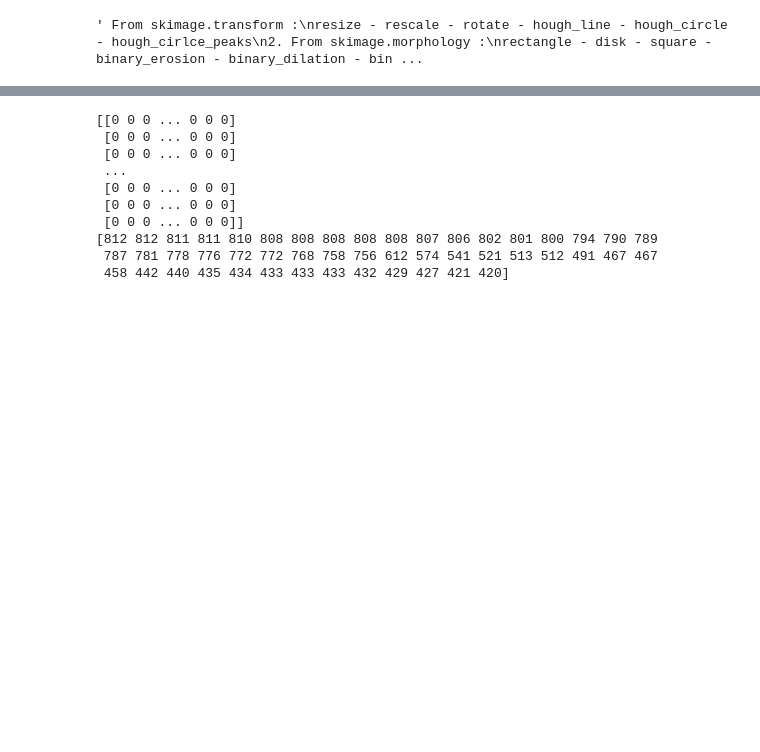
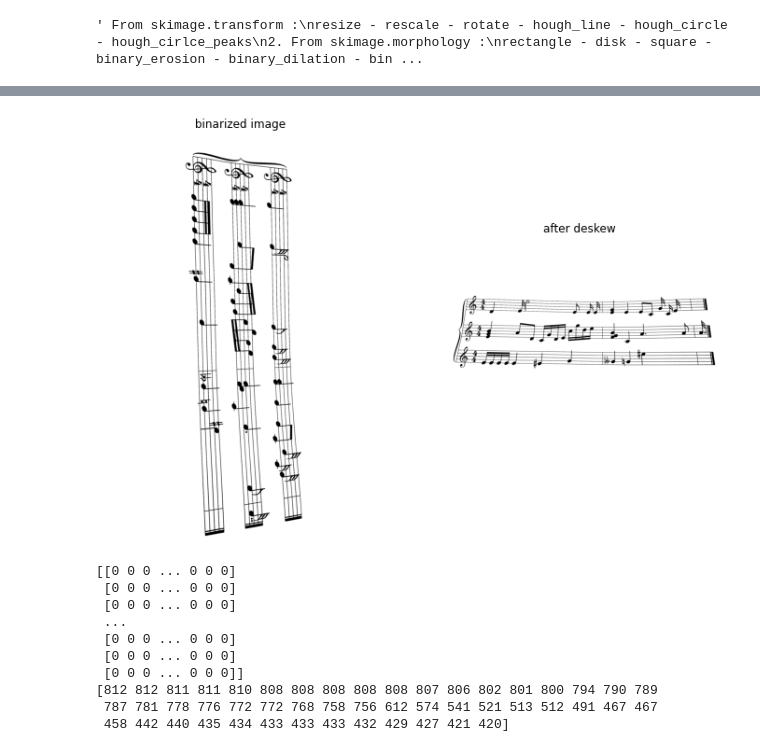
Before and after one commit to shoroukkhaledfarag/OMR, a Jupyter notebook: Preprocessing/Preprocessing.ipynb, the cells around one changed output, grey strips where cells are left out. Cells and saved outputs as stored; diff of their text form; code cells hidden in the pictures; blank space fills up the shorter version.

```diff
--- a/Preprocessing/Preprocessing.ipynb
+++ b/Preprocessing/Preprocessing.ipynb
@@ -45,3 +42,25 @@ The autoreload extension is already loaded. To reload it, use:
+# %%
+def deskew(img):
+
+    #GET HOUGH TRANFROM
+    hspace, angles, distances=transform.hough_line(img)
+
+    #Find the top (angles,d) pairs that have the highest count in the Hough matrix
+    accum, angles_2, dists = transform.hough_line_peaks(hspace, angles, distances)
+
+
+    #Calulate the skew angle as an average of the angles
+    skewAngle = np.rad2deg(np.mean(angles_2))
+
+    #Rotate the image by – skew angle
+    if(skewAngle<0):
+        rotatedImg=transform.rotate(img, 90-abs(skewAngle),resize=True)
+    else:
+        rotatedImg=transform.rotate(img,skewAngle-90,resize=True)
+
+
+
+    return rotatedImg
 # %%
 def to_binary(img,val):
     threshold = np.copy(img)
@@ -73,3 +89,9 @@ for file in files:
+# %%
+#deskweing Image
+deskewImage = deskew(1-gaussianbinarized)
+show_images([gaussianbinarized,1-deskewImage],[' binarized image','after deskew'])
+# %% [output]
+[figure, added]
 # %%
 # Hough line to detect staff lines
 
```
Also changed, not shown: parts of 2 cells of this notebook, 22 other files.
